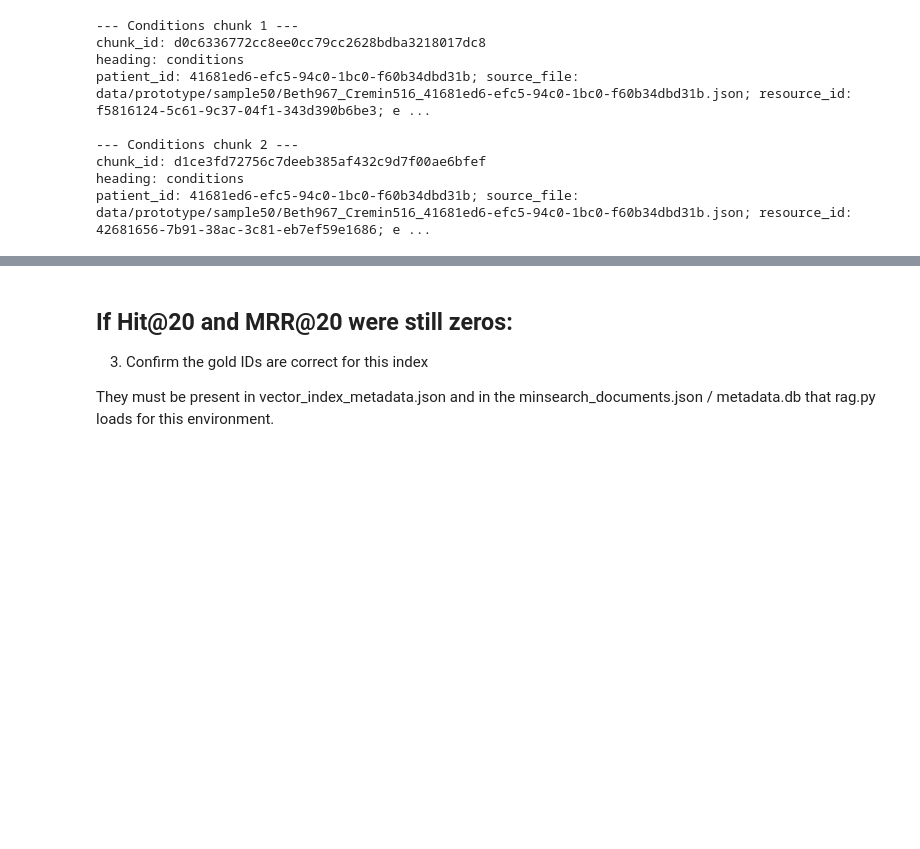
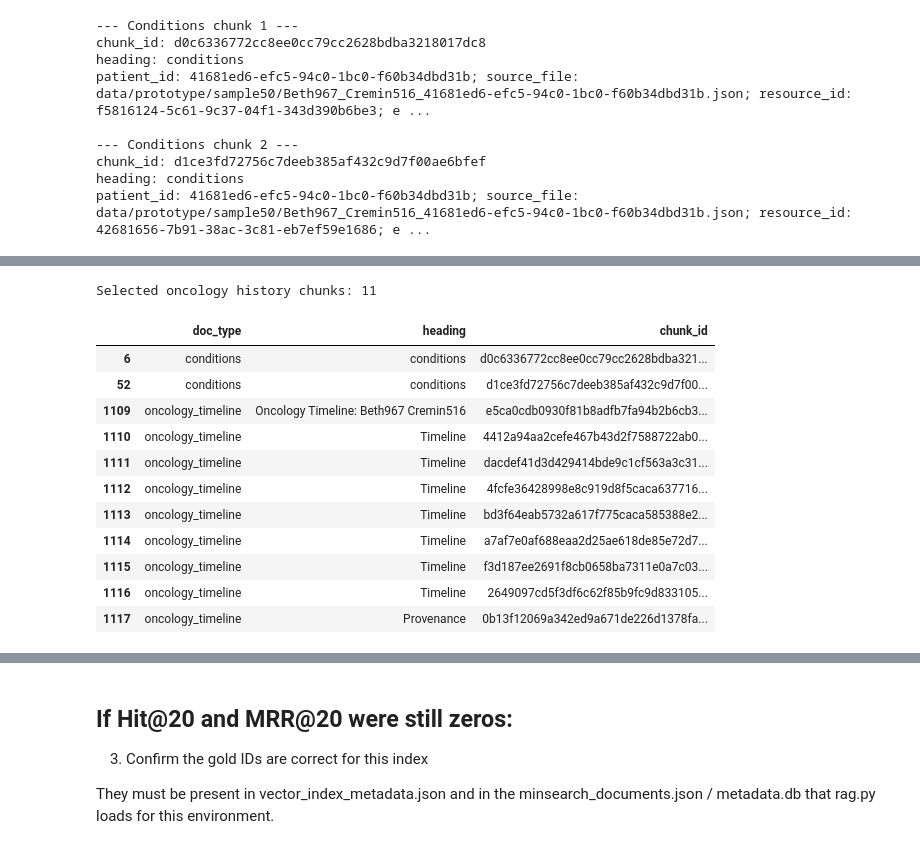
Before and after one commit to btomaszewicz/llm-zoomcamp-capstone-project, a Jupyter notebook: notebooks/rag_eval_cost.ipynb, the cells around one changed output, grey strips where cells are left out. Drawn from its saved outputs; the diff is of its cells as text; code cells hidden in the pictures; blank space fills up the shorter version.

```diff
--- a/notebooks/rag_eval_cost.ipynb
+++ b/notebooks/rag_eval_cost.ipynb
@@ -1869,0 +1901,26 @@ Would you like a notebook cell that automatically builds `gold_chunk_ids` for on
+# %%
+onc_docs = chunks_df[chunks_df["is_oncology"] == 1].copy()
+
+# Focus on doc_type oncology_timeline and conditions
+onc_history_docs = onc_docs[
+    onc_docs["doc_type"].isin(["oncology_timeline", "conditions"])
+].copy()
+
+print("Selected oncology history chunks:", len(onc_history_docs))
+display(onc_history_docs[["doc_type", "heading", "chunk_id"]])
+
+gold_chunk_ids_onc_history = onc_history_docs["chunk_id"].tolist()
+# %% [output]
+Selected oncology history chunks: 11
+|  | doc_type | heading | chunk_id |
+| 6 | conditions | conditions | d0c6336772cc8ee0cc79cc2628bdba321... |
+| 52 | conditions | conditions | d1ce3fd72756c7deeb385af432c9d7f00... |
+| 1109 | oncology_timeline | Oncology Timeline: Beth967 Cremin516 | e5ca0cdb0930f81b8adfb7fa94b2b6cb3... |
+| 1110 | oncology_timeline | Timeline | 4412a94aa2cefe467b43d2f7588722ab0... |
+| 1111 | oncology_timeline | Timeline | dacdef41d3d429414bde9c1cf563a3c31... |
+| 1112 | oncology_timeline | Timeline | 4fcfe36428998e8c919d8f5caca637716... |
+| 1113 | oncology_timeline | Timeline | bd3f64eab5732a617f775caca585388e2... |
+| 1114 | oncology_timeline | Timeline | a7af7e0af688eaa2d25ae618de85e72d7... |
+| 1115 | oncology_timeline | Timeline | f3d187ee2691f8cb0658ba7311e0a7c03... |
+| 1116 | oncology_timeline | Timeline | 2649097cd5f3df6c62f85b9fc9d833105... |
+| 1117 | oncology_timeline | Provenance | 0b13f12069a342ed9a671de226d1378fa... |
```
Also changed, not shown: parts of 30 cells of this notebook, 1 other file.
